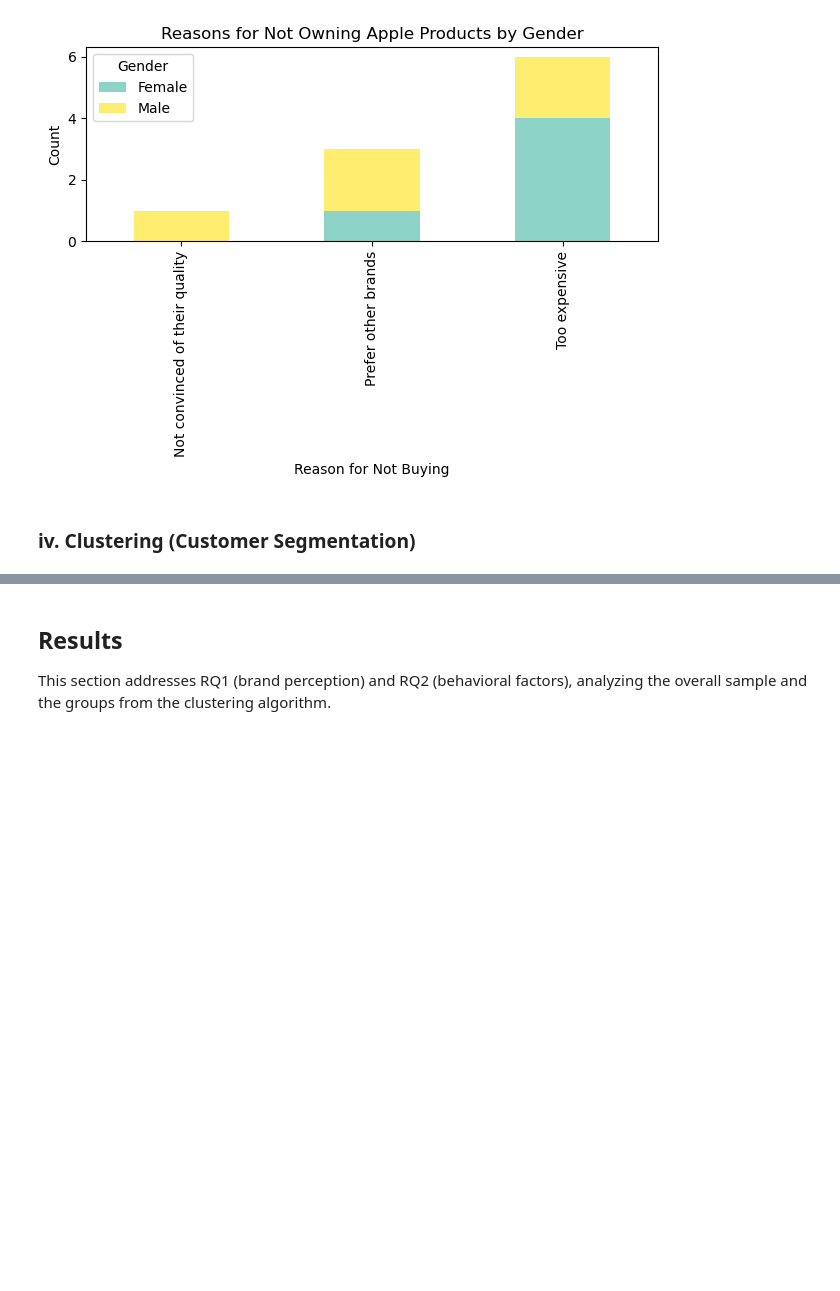
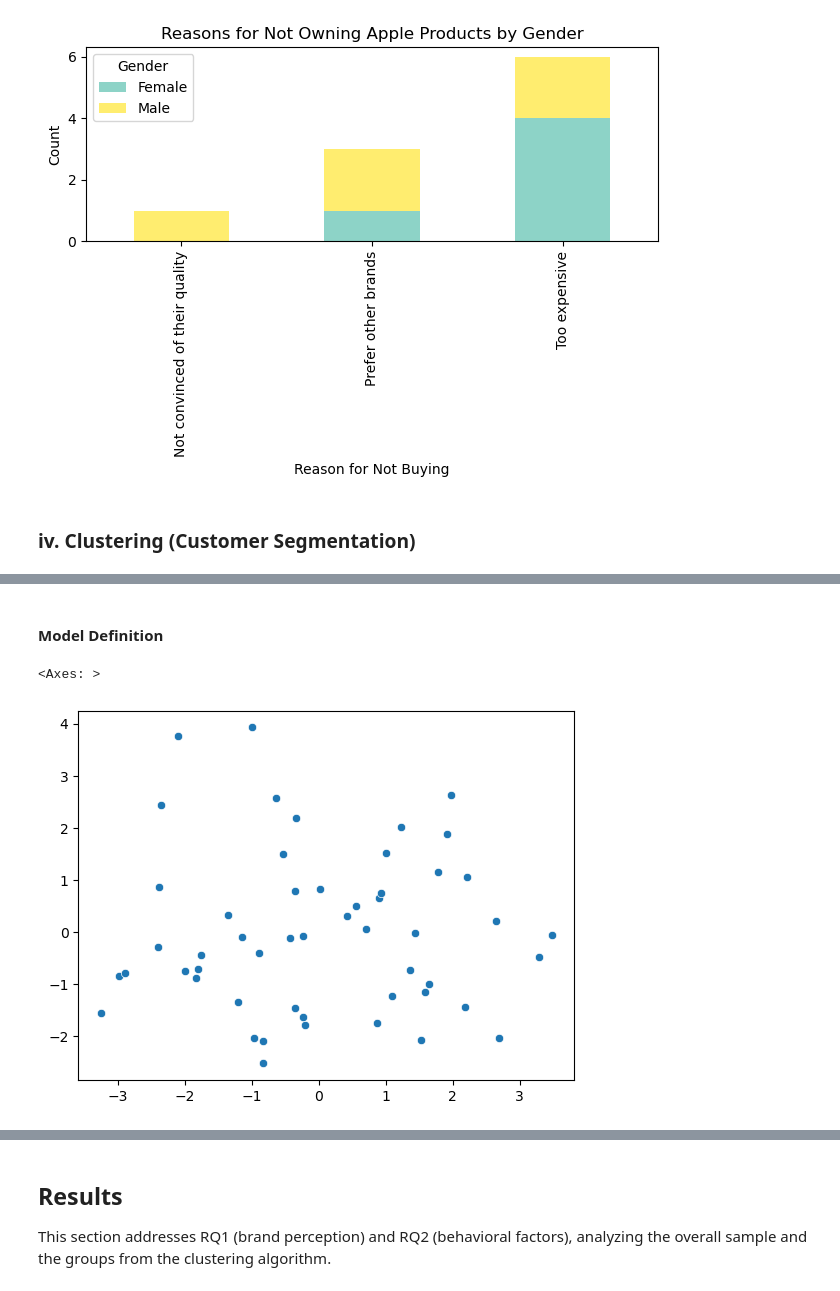
Before and after one commit to celineclarissa/Apple-Consumer-Segmentation, a Jupyter notebook: Apple Brand Appeal - A Study of International Students at CUHK-Shenzhen.ipynb, the cells around one changed output, grey strips where cells are left out. Drawn from its saved outputs; the diff is of its cells as text; code cells hidden in the pictures; blank space fills up the shorter version.

```diff
--- a/Apple Brand Appeal - A Study of International Students at CUHK-Shenzhen.ipynb
+++ b/Apple Brand Appeal - A Study of International Students at CUHK-Shenzhen.ipynb
@@ -369,0 +368,18 @@ plt.show()
+# %%
+df = df[['Apple is a premium brand', 'Apple products are innovative',
+       'Apple products are well-designed and aesthetically pleasing',
+       "Apple's brand reputation makes them a trustworthy brand",
+       'Owning Apple products affects how others perceive me',
+       'Using Apple products make me feel like a part of a global community',
+       'The Apple brand aligns with my personal values and identity', 'n_Owned',
+       'Recommendations from friends/family back home',
+       'Recommendations from friends at CUHK(SZ)', 'Price and value for money',
+       'Brand reputation and image', 'Design, build quality, and aesthetics',
+       'Technical specifications (RAM, memory, battery, camera)',
+       'Operating system (e.g. iOS vs. Android)',
+       'Integration with my other devices', 'Prior_Familiarity', 'Change_in_Perception',
+       'My awareness of Chinese tech brands (e.g. Xiaomi, Huawei) has significantly increased since living here',
+       'My tech preferences have been influenced by what is popular or practical among my peers in Shenzhen',
+       'Using an Apple product in China feels different from using it in my home country',
+       'The tech ecosystem in China (e.g. app availability, payment systems) affects my choice in tech devices',
+       'Being exposed to both western and Chinese media has made me more critical of global brands like Apple']]
@@ -369,0 +500,6 @@ plt.show()
+# %%
+# define pca with adjusted parameter based on graph
+pca2 = PCA(n_components=4)
+
+# fit pca with df and transform df
+df_scaled = pca2.fit_transform(df)
@@ -369,0 +534,7 @@ plt.show()
+# %% [markdown]
+#### Model Definition
+# %%
+sns.scatterplot(x=df_scaled[:,0], y=df_scaled[:,1])
+# %% [output]
+<Axes: >
+[figure, added]
```
Also changed, not shown: parts of 77 cells of this notebook.
